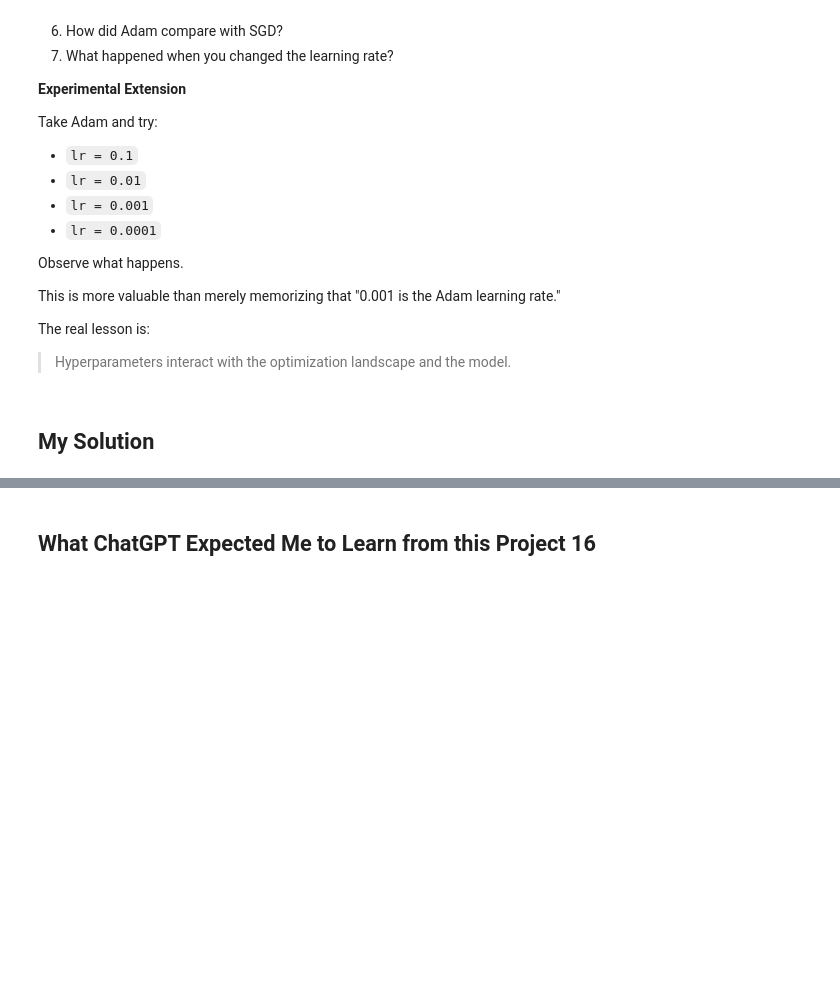
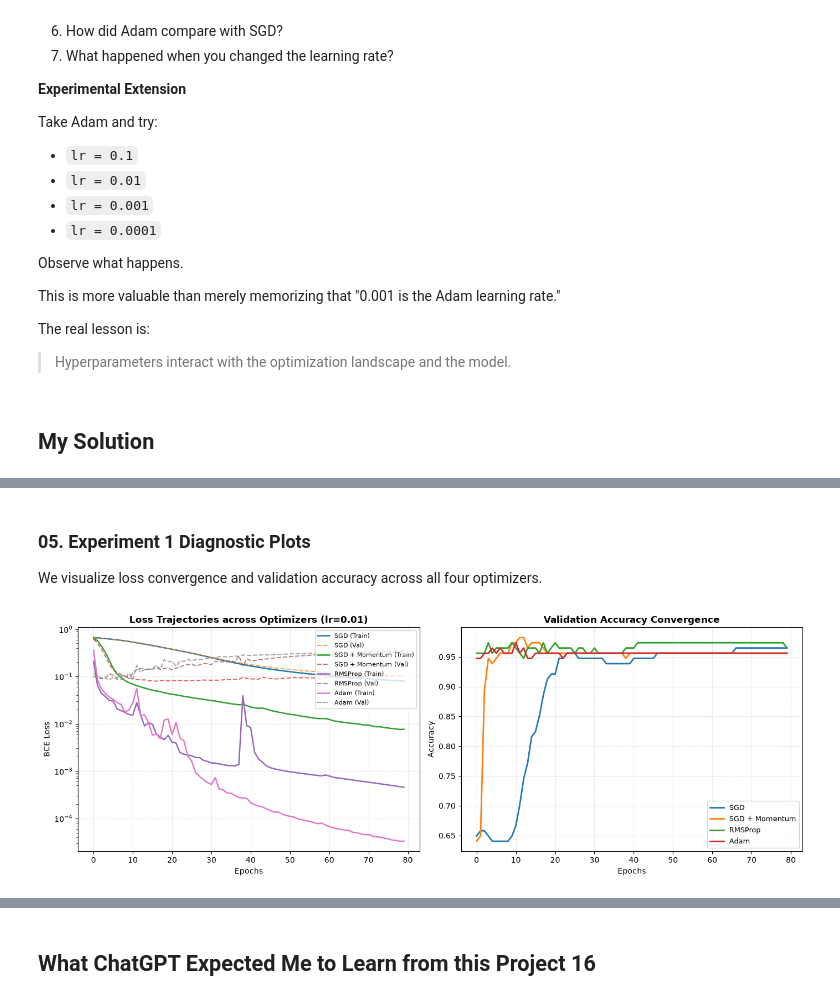
Before and after one commit to RaselParvejHrid/deep-learning, a Jupyter notebook: with-chatgpt/chapter16/chapter16 Coding Project.ipynb, the cells around one changed output, grey strips where cells are left out. Cells and saved outputs as stored; diff of their text form; code cells hidden in the pictures; blank space fills up the shorter version.

```diff
--- a/with-chatgpt/chapter16/chapter16 Coding Project.ipynb
+++ b/with-chatgpt/chapter16/chapter16 Coding Project.ipynb
@@ -60,0 +270,33 @@ The real lesson is:
+# %% [markdown]
+### 05. Experiment 1 Diagnostic Plots
+
+We visualize loss convergence and validation accuracy across all four optimizers.
+# %%
+fig, axes = plt.subplots(1, 2, figsize=(14, 5))
+
+
+for opt_name, res in exp1_results.items():
+    axes[0].plot(res["history"]["train_loss"], label=f"{opt_name} (Train)", linewidth=1.8)
+    axes[0].plot(res["history"]["val_loss"], linestyle="--", alpha=0.7, label=f"{opt_name} (Val)")
+
+axes[0].set_title("Loss Trajectories across Optimizers (lr=0.01)", fontsize=12, fontweight="bold")
+axes[0].set_xlabel("Epochs")
+axes[0].set_ylabel("BCE Loss")
+axes[0].set_yscale("log")
+axes[0].grid(True, linestyle=":", alpha=0.6)
+axes[0].legend(fontsize=8, loc="upper right")
+
+
+for opt_name, res in exp1_results.items():
+    axes[1].plot(res["history"]["val_acc"], label=f"{opt_name}", linewidth=2)
+
+axes[1].set_title("Validation Accuracy Convergence", fontsize=12, fontweight="bold")
+axes[1].set_xlabel("Epochs")
+axes[1].set_ylabel("Accuracy")
+axes[1].grid(True, linestyle=":", alpha=0.6)
+axes[1].legend(fontsize=9, loc="lower right")
+
+plt.tight_layout()
+plt.show()
+# %% [output]
+[figure, added]
```
Also changed, not shown: parts of 13 cells of this notebook, 1 other file.
